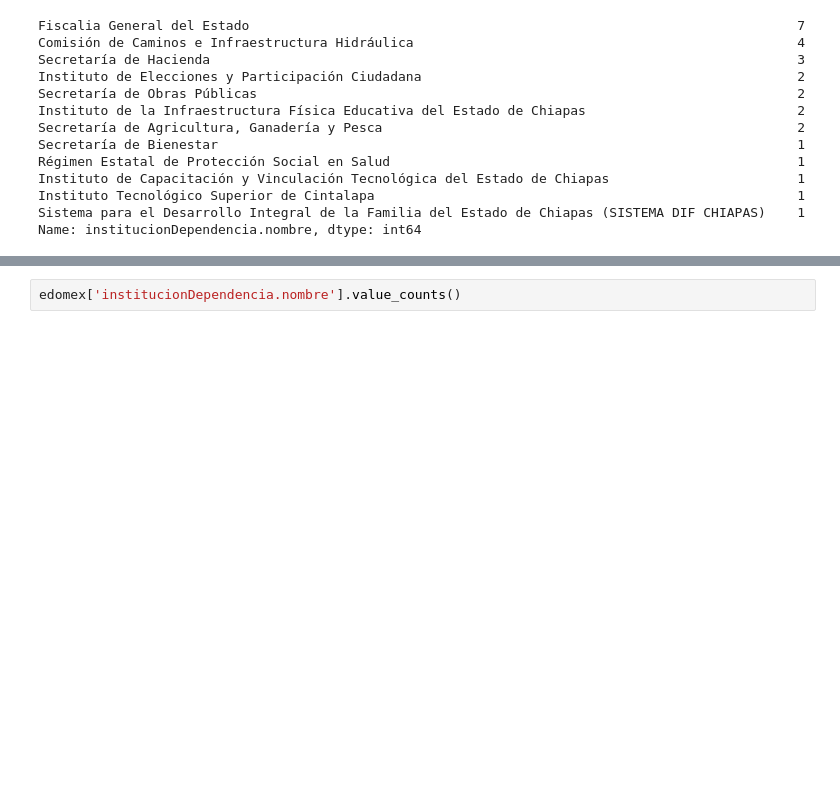
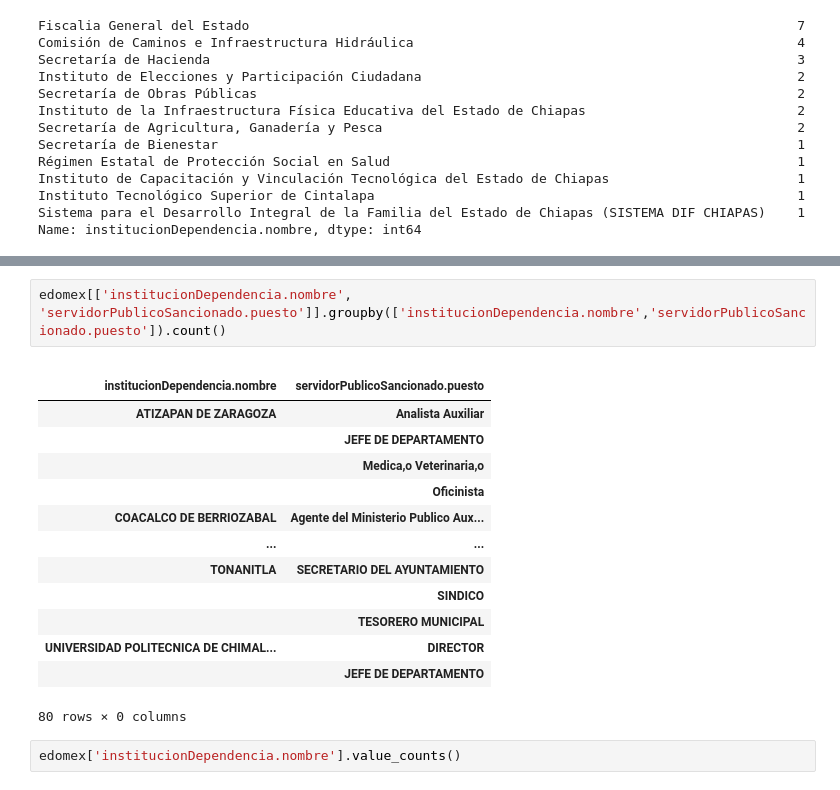
Before and after one commit to luzydata/dataton-2022, a Jupyter notebook: S3_edomex_chiapas.ipynb, the cells around one changed output, grey strips where cells are left out. Saved outputs shown, nothing was run; the diff lists cells and outputs as text; blank space fills up the shorter version.

```diff
--- a/S3_edomex_chiapas.ipynb
+++ b/S3_edomex_chiapas.ipynb
@@ -149,3 +177,20 @@ Name: institucionDependencia.nombre, dtype: int64
+# %%
+edomex[['institucionDependencia.nombre', 'servidorPublicoSancionado.puesto']].groupby(['institucionDependencia.nombre','servidorPublicoSancionado.puesto']).count()
+# %% [output]
+|  |  |
+| institucionDependencia.nombre | servidorPublicoSancionado.puesto |
+| ATIZAPAN DE ZARAGOZA | Analista Auxiliar |
+|  | JEFE DE DEPARTAMENTO |
+|  | Medica,o Veterinaria,o |
+|  | Oficinista |
+| COACALCO DE BERRIOZABAL | Agente del Ministerio Publico Aux... |
+| ... | ... |
+| TONANITLA | SECRETARIO DEL AYUNTAMIENTO |
+|  | SINDICO |
+|  | TESORERO MUNICIPAL |
+| UNIVERSIDAD POLITECNICA DE CHIMAL... | DIRECTOR |
+|  | JEFE DE DEPARTAMENTO |
+80 rows × 0 columns
 # %%
 edomex['institucionDependencia.nombre'].value_counts()
 # %% [output]
```
Also changed, not shown: parts of 6 cells of this notebook, 2 other files.
